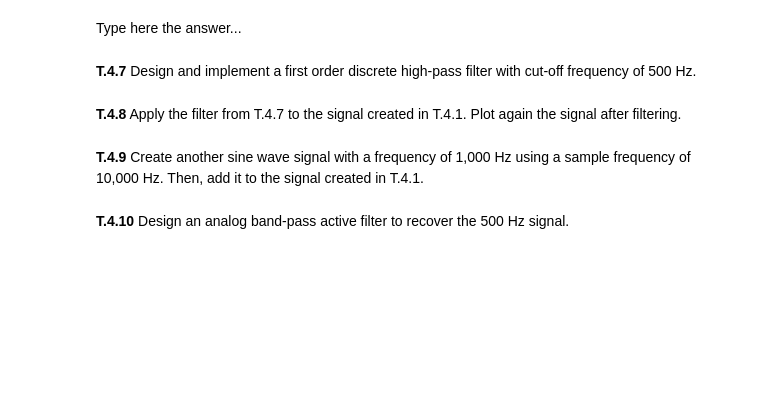
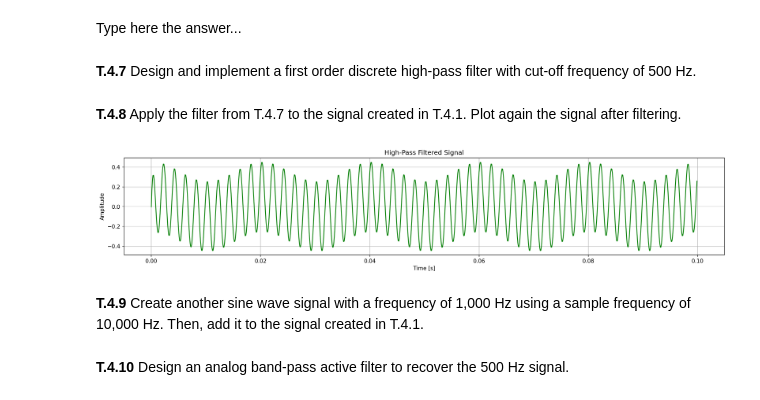
Before and after one commit to samuele-ribaudo/humanoid-sensors-and-actuators, a Jupyter notebook: T5/code/Tutorial_5.ipynb, the cells around one changed output. Cells and saved outputs as stored; diff of their text form; code cells hidden in the pictures; blank space fills up the shorter version.

```diff
--- a/T5/code/Tutorial_5.ipynb
+++ b/T5/code/Tutorial_5.ipynb
@@ -230,3 +281,5 @@ Type here the answer...
+# %%
+b_hp, a_hp = signal.butter(N=1, Wn=500, btype='highpass', fs=fs)
 # %% [markdown]
 
 
@@ -236,2 +287,14 @@ Type here the answer...
+# %%
+signal_hp_filtered = signal.lfilter(b_hp, a_hp, signal_t41)
+
+plt.figure(figsize=(20, 15), dpi=150)
+plt.subplot(4, 1, 3)
+plt.plot(t, signal_hp_filtered, color='green')
+plt.title('High-Pass Filtered Signal')
+plt.xlabel('Time [s]')
+plt.ylabel('Amplitude')
+plt.grid(True)
+# %% [output]
+[figure, added]
 # %% [markdown]
 **T.4.9** Create another sine wave signal with a frequency of 1,000 Hz using a sample frequency of 10,000 Hz. Then, add it to the signal created in T.4.1.
```
Also changed, not shown: parts of 31 cells of this notebook.
